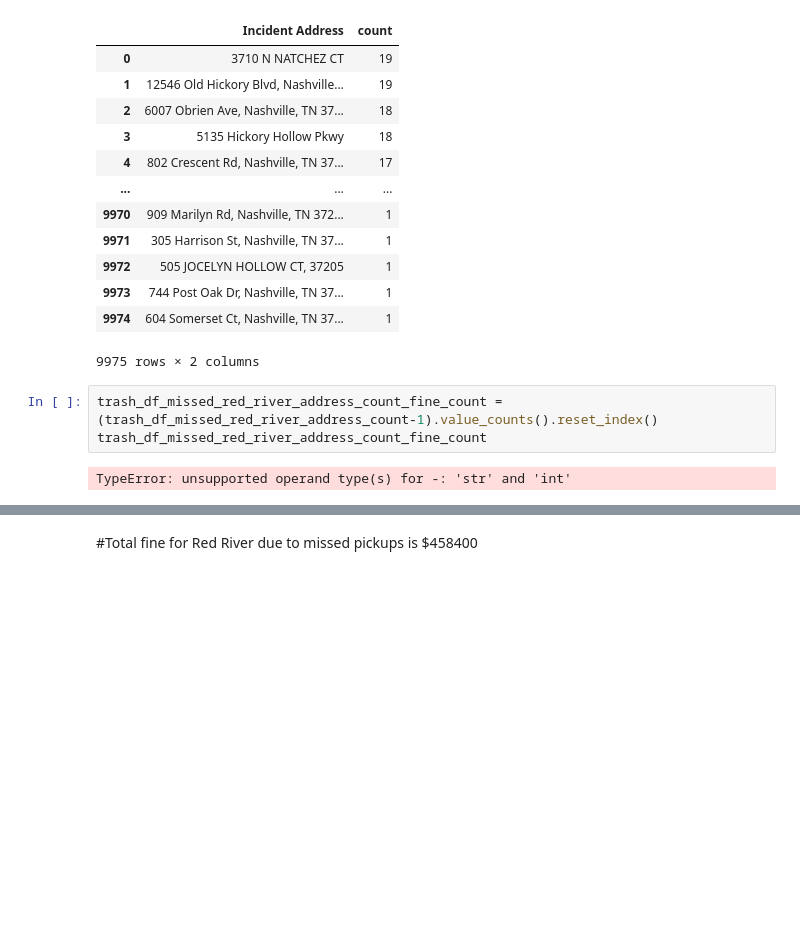
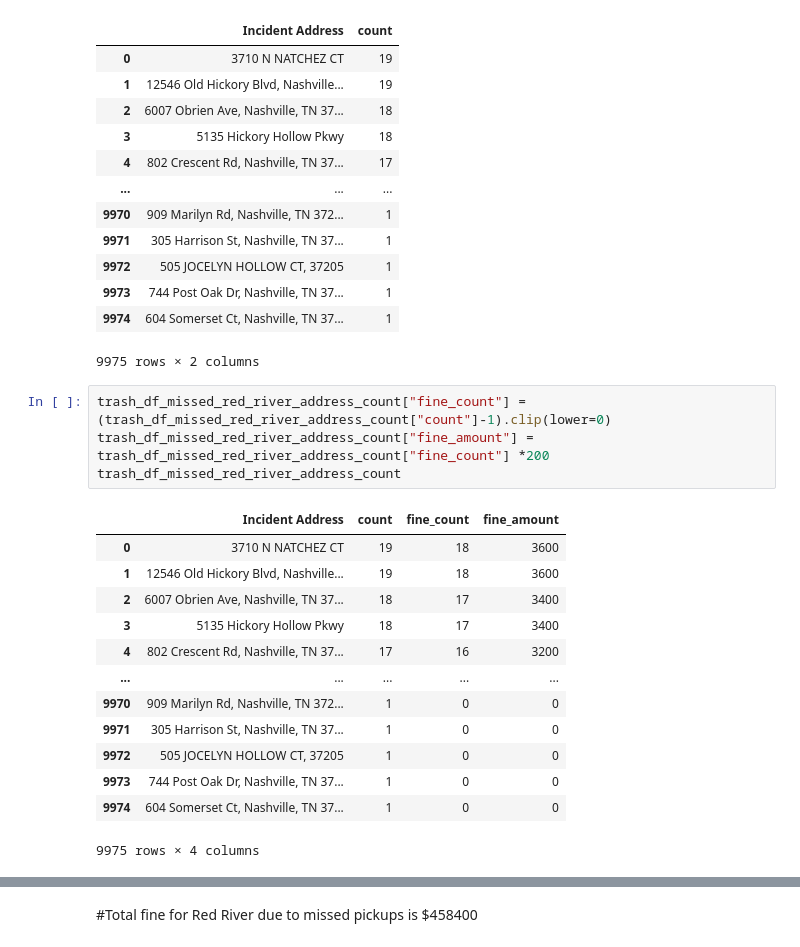
Before and after one commit to NSS-Data-Analytics-Cohort-16/da16-trashpickups-janvimehendale, a Jupyter notebook: notebooks/trashpickup.ipynb, the cells around one changed output, grey strips where cells are left out. Saved outputs shown, nothing was run; the diff lists cells and outputs as text; blank space fills up the shorter version.

Commit message:
Calculated total and RedRiver

```diff
--- a/notebooks/trashpickup.ipynb
+++ b/notebooks/trashpickup.ipynb
@@ -180,7 +215,20 @@ trash_df_missed_red_river_address_count
 | 9974 | 604 Somerset Ct, Nashville, TN 37... | 1 |
 9975 rows × 2 columns
 # %%
-trash_df_missed_red_river_address_count_fine_count = (trash_df_missed_red_river_address_count-1).value_counts().reset_index()
-trash_df_missed_red_river_address_count_fine_count
+trash_df_missed_red_river_address_count["fine_count"] = (trash_df_missed_red_river_address_count["count"]-1).clip(lower=0)
+trash_df_missed_red_river_address_count["fine_amount"] = trash_df_missed_red_river_address_count["fine_count"] *200
+trash_df_missed_red_river_address_count
 # %% [output]
+|  | Incident Address | count | fine_count | fine_amount |
+| 0 | 3710 N NATCHEZ CT | 19 | 18 | 3600 |
+| 1 | 12546 Old Hickory Blvd, Nashville... | 19 | 18 | 3600 |
+| 2 | 6007 Obrien Ave, Nashville, TN 37... | 18 | 17 | 3400 |
+| 3 | 5135 Hickory Hollow Pkwy | 18 | 17 | 3400 |
+| 4 | 802 Crescent Rd, Nashville, TN 37... | 17 | 16 | 3200 |
+| ... | ... | ... | ... | ... |
+| 9970 | 909 Marilyn Rd, Nashville, TN 372... | 1 | 0 | 0 |
+| 9971 | 305 Harrison St, Nashville, TN 37... | 1 | 0 | 0 |
+| 9972 | 505 JOCELYN HOLLOW CT, 37205 | 1 | 0 | 0 |
+| 9973 | 744 Post Oak Dr, Nashville, TN 37... | 1 | 0 | 0 |
+| 9974 | 604 Somerset Ct, Nashville, TN 37... | 1 | 0 | 0 |
-TypeError: unsupported operand type(s) for -: 'str' and 'int'
+9975 rows × 4 columns
```
Also changed, not shown: parts of 8 cells of this notebook.
